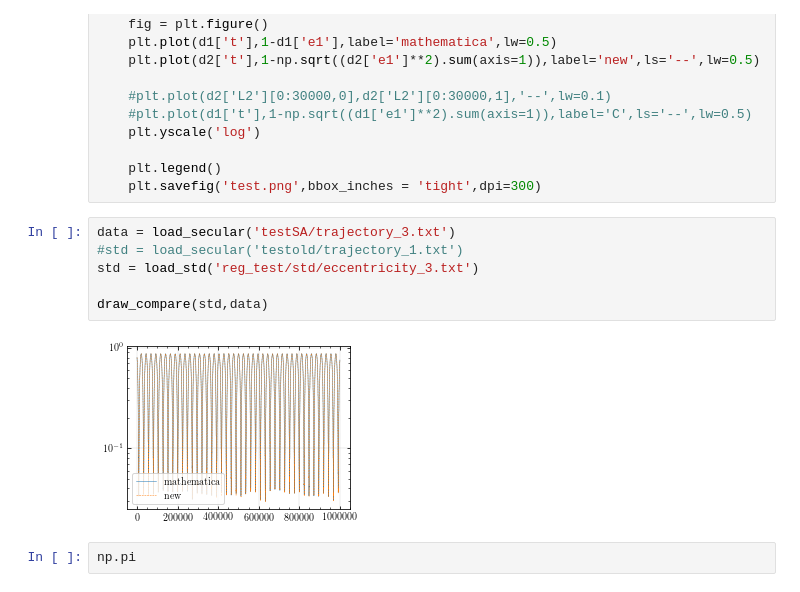
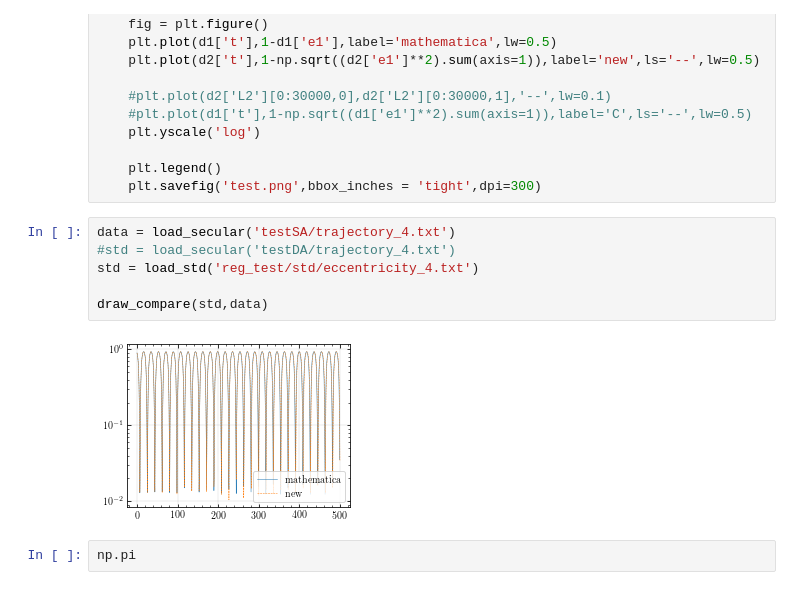
Before and after one commit to YihanWangAstro/Secular, a Jupyter notebook: draw_compare.ipynb, the cells around one changed output. Saved outputs shown, nothing was run; the diff lists cells and outputs as text.

```diff
--- a/draw_compare.ipynb
+++ b/draw_compare.ipynb
@@ -73,13 +73,13 @@ def draw_compare(d1,d2):
     plt.legend()
     plt.savefig('test.png',bbox_inches = 'tight',dpi=300)
 # %%
-data = load_secular('testSA/trajectory_3.txt')
-#std = load_secular('testold/trajectory_1.txt')
-std = load_std('reg_test/std/eccentricity_3.txt')
+data = load_secular('testSA/trajectory_4.txt')
+#std = load_secular('testDA/trajectory_4.txt')
+std = load_std('reg_test/std/eccentricity_4.txt')
 
 draw_compare(std,data)
 # %% [output]
-[figure, old version]
+[figure, new version]
 # %%
 np.pi
 # %% [output]
```
Also changed, not shown: 7 other files.
